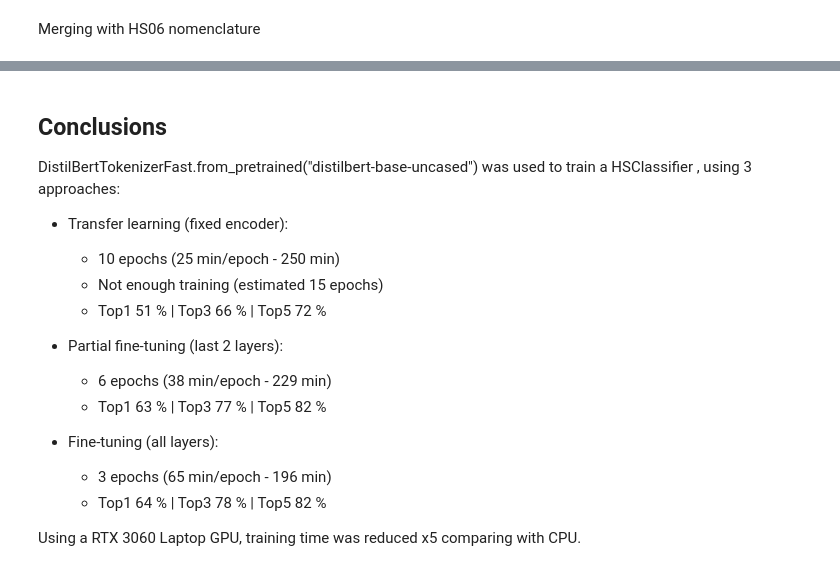
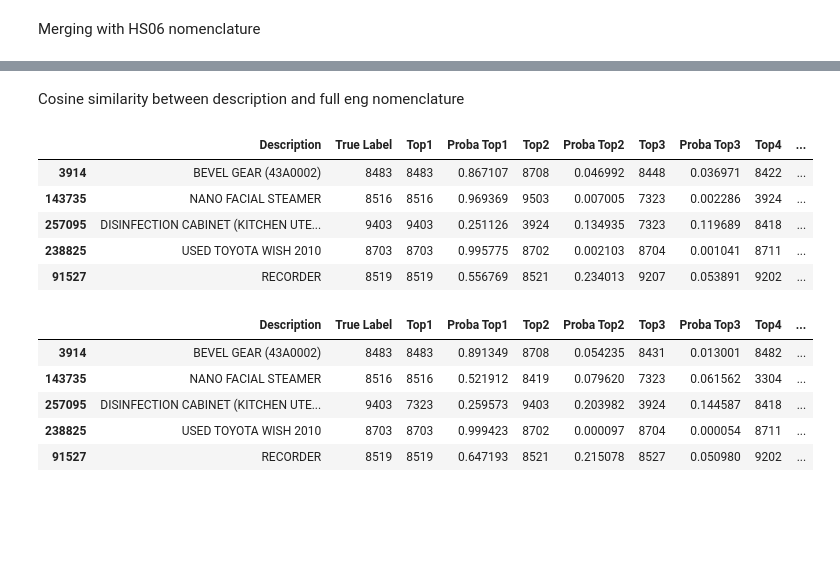
Before and after one commit to sstedoldi/tt1_clasi, a Jupyter notebook: HSrecomm_DistiltBERT_HS04_error.ipynb, the cells around one changed output, grey strips where cells are left out. Saved outputs shown, nothing was run; the diff lists cells and outputs as text; code cells hidden in the pictures; blank space fills up the shorter version.

Commit message:
meta-model trained

```diff
--- a/HSrecomm_DistiltBERT_HS04_error.ipynb
+++ b/HSrecomm_DistiltBERT_HS04_error.ipynb
@@ -281,7 +286,7 @@ ds = HSDataset(df_hs06,
 
 loader = DataLoader(ds, batch_size=32, shuffle=False)
 
-embeds, labels = get_embeddings(loader, model_finetuned.distilbert, device)
-print("Embeddings shape:", embeds.shape)
+embeds_full_eng, labels_full_eng = get_embeddings(loader, model_finetuned.distilbert, device)
+print("Embeddings shape:", embeds_full_eng.shape)
 # %% [output]
 Embeddings shape: (6064, 768)
@@ -1499,19 +417,48 @@ results_finetuned_2.to_csv('results/hs04_distiltbert_finetuned_2layers_results.c
-# %% [markdown]
-## Conclusions
-
-DistilBertTokenizerFast.from_pretrained("distilbert-base-uncased") was used to train a HSClassifier , using 3 approaches:
-
-- Transfer learning (fixed encoder):
-    - 10 epochs (25 min/epoch - 250 min)
-    - Not enough training (estimated 15 epochs)
-    - Top1 51 % | Top3 66 % | Top5 72 %
-
-- Partial fine-tuning (last 2 layers):
-    - 6 epochs (38 min/epoch - 229 min)
-    - Top1 63 % | Top3 77 % | Top5 82 %
-
-- Fine-tuning (all layers):
-    - 3 epochs (65 min/epoch - 196 min)
-    - Top1 64 % | Top3 78 % | Top5 82 %
-
-Using a RTX 3060 Laptop GPU, training time was reduced x5 comparing with CPU.
+# %%
+df_hs06 = pd.read_csv('data/hs06_full_eng.csv', index_col='hs06',
+                      dtype={'hs06': str, 'full_eng': str},
+                      usecols=['hs06', 'full_eng'])
+
+# Getting chapter labels for viz
+df_hs06.index = df_hs06.index.astype(str).str[:4]
+
+results_finetuned2 = pd.merge(results_finetuned2, df_hs06, how='left', left_on='True Label', right_index=True)
+results_finetuned = pd.merge(results_finetuned, df_hs06, how='left', left_on='True Label', right_index=True)
+# %% [markdown]
+Cosine similarity between description and full eng nomenclature
+# %%
+import numpy as np
+from sklearn.metrics.pairwise import cosine_similarity
+
+# Map HS04 code → corresponding legal text embedding
+hs04_to_hsvec = {}
+for hs_code, emb in zip(df_hs06.index.str[:4], embeds_full_eng):
+    hs04_to_hsvec[str(hs_code)] = emb
+# %%
+# results_finetuned2
+cosine_sims = []
+
+for i in range(len(embeds_finetuned2)):
+    hs_code = str(labels_finetuned2[i])  # ensure string matching
+    gd_vec = embeds_finetuned2[i].reshape(1, -1)  # shape (1, dim)
+
+    hs_vec = hs04_to_hsvec.get(hs_code)
+
+    if hs_vec is not None:
+        hs_vec = hs_vec.reshape(1, -1)
+        sim = cosine_similarity(gd_vec, hs_vec)[0][0]
+    else:
+        sim = np.nan  # if no match found, assign NaN
+
+    cosine_sims.append(sim)
+
+results_finetuned2['cosine_sim_desc_vs_hs_text'] = cosine_sims
+# %%
+results_finetuned2.head()
+# %% [output]
+|  | Description | True Label | Top1 | Proba Top1 | Top2 | Proba Top2 | Top3 | Proba Top3 | Top4 | ... |
+| 3914 | BEVEL GEAR (43A0002) | 8483 | 8483 | 0.867107 | 8708 | 0.046992 | 8448 | 0.036971 | 8422 | ... |
+| 143735 | NANO FACIAL STEAMER | 8516 | 8516 | 0.969369 | 9503 | 0.007005 | 7323 | 0.002286 | 3924 | ... |
+| 257095 | DISINFECTION CABINET (KITCHEN UTE... | 9403 | 9403 | 0.251126 | 3924 | 0.134935 | 7323 | 0.119689 | 8418 | ... |
+| 238825 | USED TOYOTA WISH 2010 | 8703 | 8703 | 0.995775 | 8702 | 0.002103 | 8704 | 0.001041 | 8711 | ... |
+| 91527 | RECORDER | 8519 | 8519 | 0.556769 | 8521 | 0.234013 | 9207 | 0.053891 | 9202 | ... |
@@ -1517,0 +484,9 @@ Using a RTX 3060 Laptop GPU, training time was reduced x5 comparing with CPU.
+# %%
+results_finetuned.head()
+# %% [output]
+|  | Description | True Label | Top1 | Proba Top1 | Top2 | Proba Top2 | Top3 | Proba Top3 | Top4 | ... |
+| 3914 | BEVEL GEAR (43A0002) | 8483 | 8483 | 0.891349 | 8708 | 0.054235 | 8431 | 0.013001 | 8482 | ... |
+| 143735 | NANO FACIAL STEAMER | 8516 | 8516 | 0.521912 | 8419 | 0.079620 | 7323 | 0.061562 | 3304 | ... |
+| 257095 | DISINFECTION CABINET (KITCHEN UTE... | 9403 | 7323 | 0.259573 | 9403 | 0.203982 | 3924 | 0.144587 | 8418 | ... |
+| 238825 | USED TOYOTA WISH 2010 | 8703 | 8703 | 0.999423 | 8702 | 0.000097 | 8704 | 0.000054 | 8711 | ... |
+| 91527 | RECORDER | 8519 | 8519 | 0.647193 | 8521 | 0.215078 | 8527 | 0.050980 | 9202 | ... |
```
Also changed, not shown: parts of 131 cells of this notebook, 1 other file.
